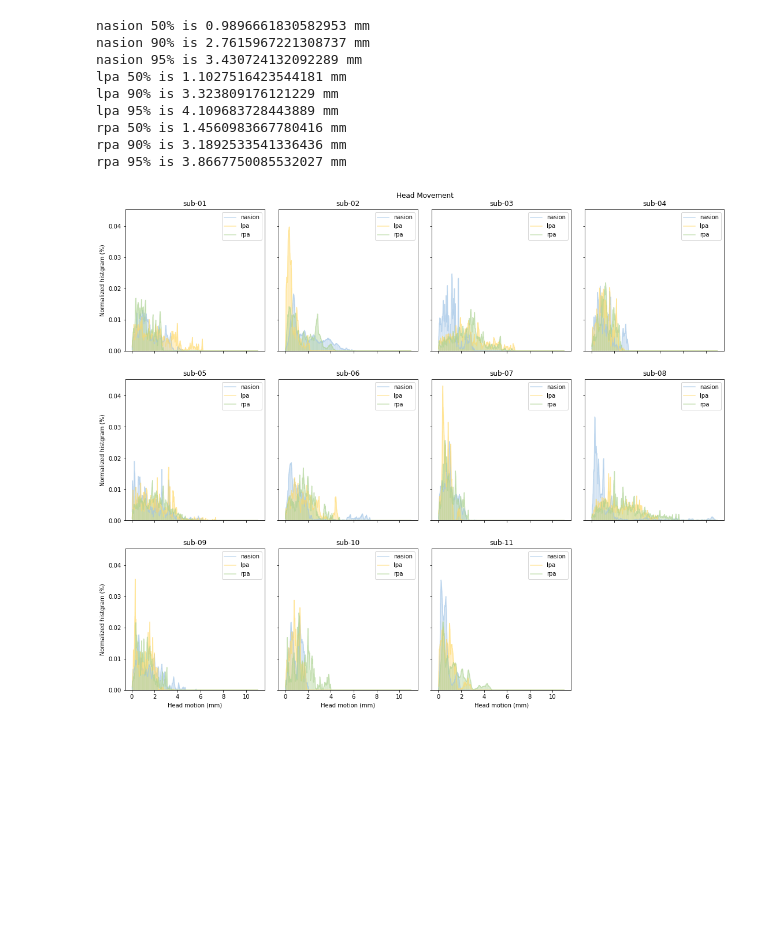
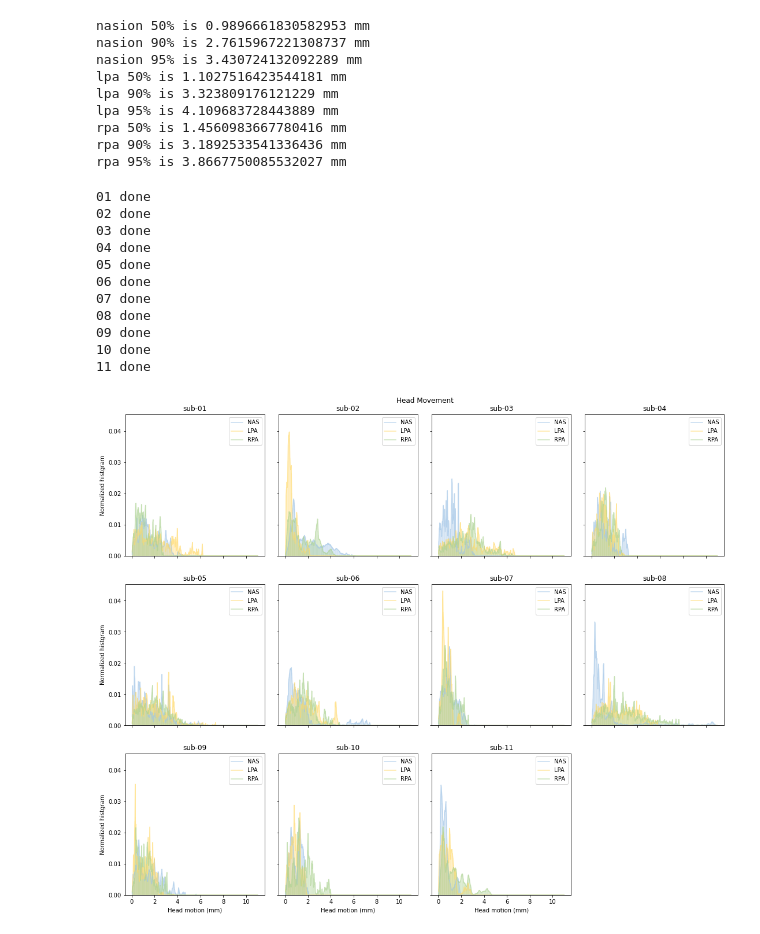
Before and after one commit to BNUCNL/MEG_Gump, a Jupyter notebook: tech_val/02_plot_headmotion_figure.ipynb, the cells around one changed output. Cells and saved outputs as stored; diff of their text form; code cells hidden in the pictures; blank space fills up the shorter version.

```diff
--- a/tech_val/02_plot_headmotion_figure.ipynb
+++ b/tech_val/02_plot_headmotion_figure.ipynb
@@ -147,34 +147,45 @@ for i, sub in enumerate(sub_list):
     if sub == '01':
         run_ls = run_list + ['09']
     else:
         run_ls = run_list
 
     for run in run_ls:
         sub_head_motion += head_motion[sub][run][0]
         sub_max = np.concatenate((sub_max, head_motion[sub][run][1].reshape((3,1))), axis=1)
 
     sub_max = np.max(sub_max, axis=1)
     sub_head_motion_bins = (sub_head_motion.astype(int), sub_max)
 
     motion_bins = head_motion_bins[1::2]
     ax = axes[i//4][i%4]
     for j in np.arange(3):
-        coord = ['nasion', 'lpa', 'rpa']
+        coord = ['NAS', 'LPA', 'RPA']
         color = np.asarray([(157, 195, 230), (255, 217, 102), (169, 209, 142)]) / 255
         tmp = sub_head_motion_bins[0][j,:]/np.sum(sub_head_motion_bins[0][j,:])
         tmp = tmp[:-1:2] + tmp[1::2]
         ax.bar(motion_bins[1:], tmp, width=0.1, color=color[j], alpha=0.1)
         ax.plot(motion_bins[1:], tmp, color=color[j], label=coord[j], alpha=0.6)
     ax.legend(loc=0)
     ax.set_title(f'sub-{sub}')
     if i//4 == 2:
         ax.set_xlabel('Head motion (mm)')
     if i%4 == 0:
-        ax.set_ylabel('Normalized histgram (%)')
+        ax.set_ylabel('Normalized histgram')
 
     print(sub + ' done')
 
 axes[2][3].set_visible(False)
-fig.savefig(pjoin(fig_pth, 'overlap_sub_headmotion_300.jpg'), dpi=300)
+fig.savefig(pjoin(results_pth, 'headmotion_subwise.jpg'), dpi=300)
 # %% [output]
+01 done
+02 done
+03 done
+04 done
+05 done
+06 done
+07 done
+08 done
+09 done
+10 done
+11 done
-[figure, old version]
+[figure, new version]
```
Also changed, not shown: 2 other files.
